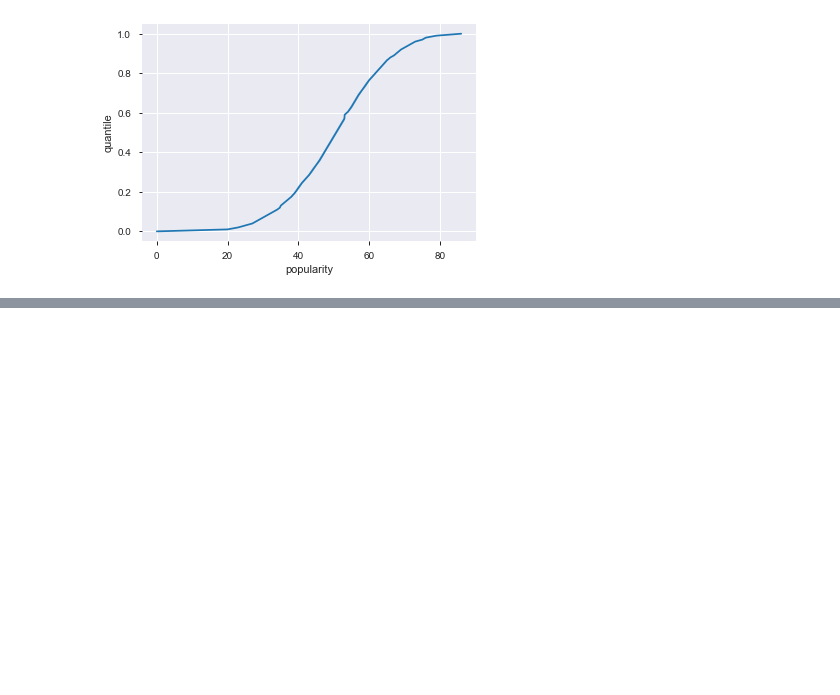
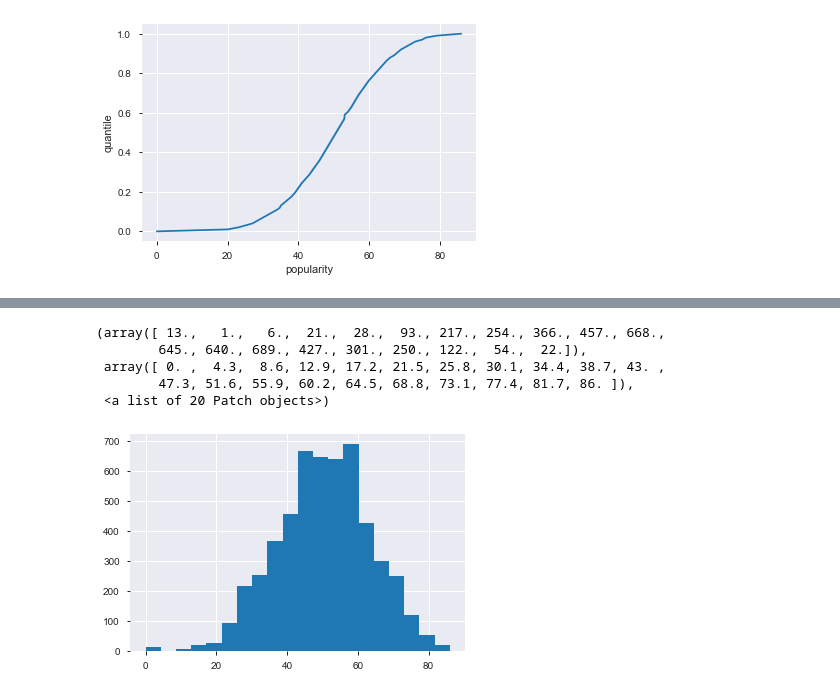
Before and after one commit to CCMM241/Machine_Learning_A3, a Jupyter notebook: ML-Project (2).ipynb, the cells around one changed output, grey strips where cells are left out. Drawn from its saved outputs; the diff is of its cells as text; code cells hidden in the pictures; blank space fills up the shorter version.

```diff
--- a/ML-Project (2).ipynb
+++ b/ML-Project (2).ipynb
@@ -170,0 +236,9 @@ song_lyrics.head()
+# %%
+plt.hist(song_lyrics['popularity'], bins=20)
+# %% [output]
+(array([ 13.,   1.,   6.,  21.,  28.,  93., 217., 254., 366., 457., 668.,
+        645., 640., 689., 427., 301., 250., 122.,  54.,  22.]),
+ array([ 0. ,  4.3,  8.6, 12.9, 17.2, 21.5, 25.8, 30.1, 34.4, 38.7, 43. ,
+        47.3, 51.6, 55.9, 60.2, 64.5, 68.8, 73.1, 77.4, 81.7, 86. ]),
+ <a list of 20 Patch objects>)
+[figure, added]
```
Also changed, not shown: parts of 29 cells of this notebook.
